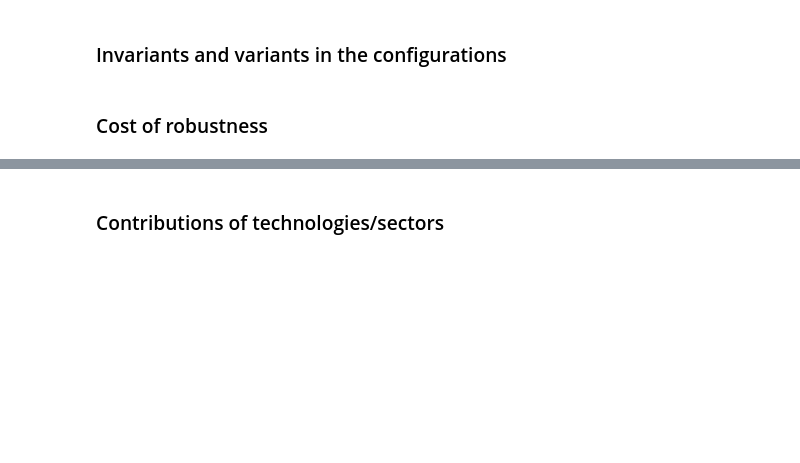
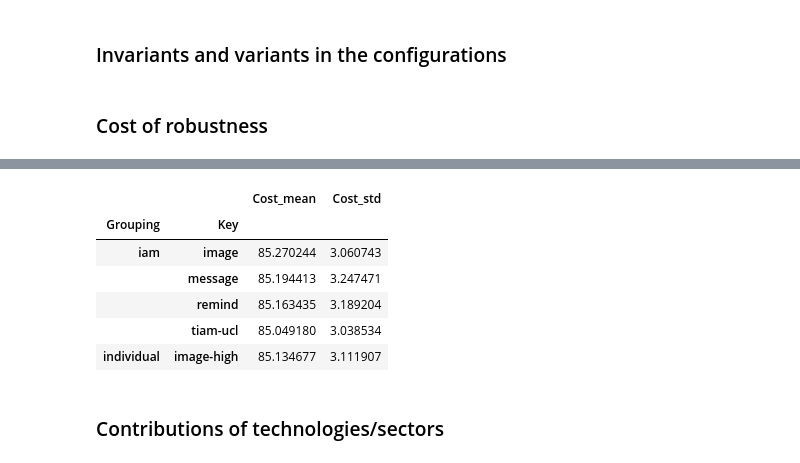
Before and after one commit to CIRAIG/EnergyScope-Quebec, a Jupyter notebook: projects/lca/04_Burden_shifting/01_Notebooks/02_Assess_burden_shifts.ipynb, the cells around one changed output, grey strips where cells are left out. Drawn from its saved outputs; the diff is of its cells as text; code cells hidden in the pictures; blank space fills up the shorter version.

```diff
--- a/projects/lca/04_Burden_shifting/01_Notebooks/02_Assess_burden_shifts.ipynb
+++ b/projects/lca/04_Burden_shifting/01_Notebooks/02_Assess_burden_shifts.ipynb
@@ -972,3 +973,19 @@ for dim in ['Cost']:#, 'Natural gas', 'New Wind Energy Onshore']:
+# %%
+pd.merge(
+    df_delta_2.groupby(['Grouping', 'Key'])[['Cost']].mean() * 0.01 * 1e6 / N_capita_2050,  # Mean value of 1% (CAD/(cap.yr))
+    df_delta_2.groupby(['Grouping', 'Key'])[['Cost']].std() * 0.01 * 1e6 / N_capita_2050,
+    left_index=True,
+    right_index=True,
+    suffixes=('_mean', '_std'),
+).head()
+# %% [output]
+|  |  | Cost_mean | Cost_std |
+| Grouping | Key |  |  |
+| iam | image | 85.270244 | 3.060743 |
+|  | message | 85.194413 | 3.247471 |
+|  | remind | 85.163435 | 3.189204 |
+|  | tiam-ucl | 85.049180 | 3.038534 |
+| individual | image-high | 85.134677 | 3.111907 |
 # %% [markdown]
 ### Contributions of technologies/sectors
 # %%
```
Also changed, not shown: parts of 20 cells of this notebook, 2 other files.
